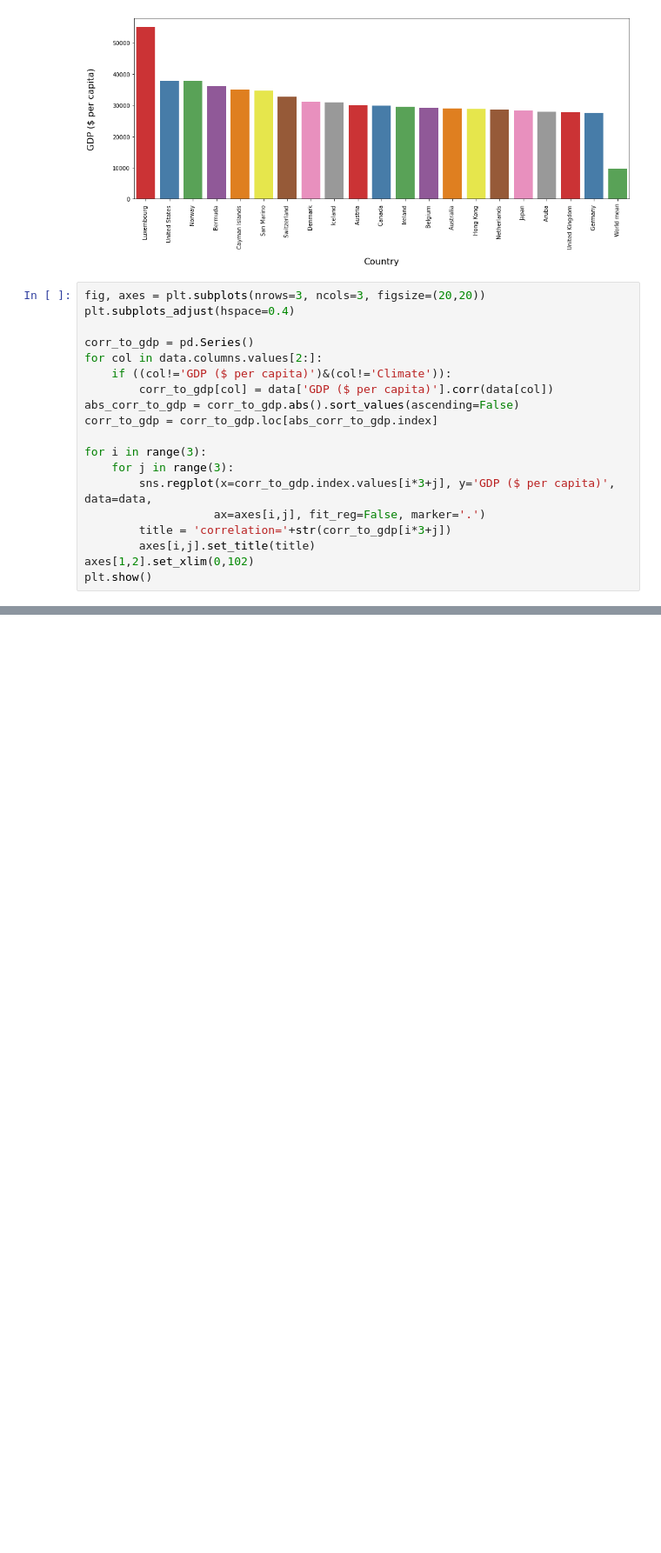
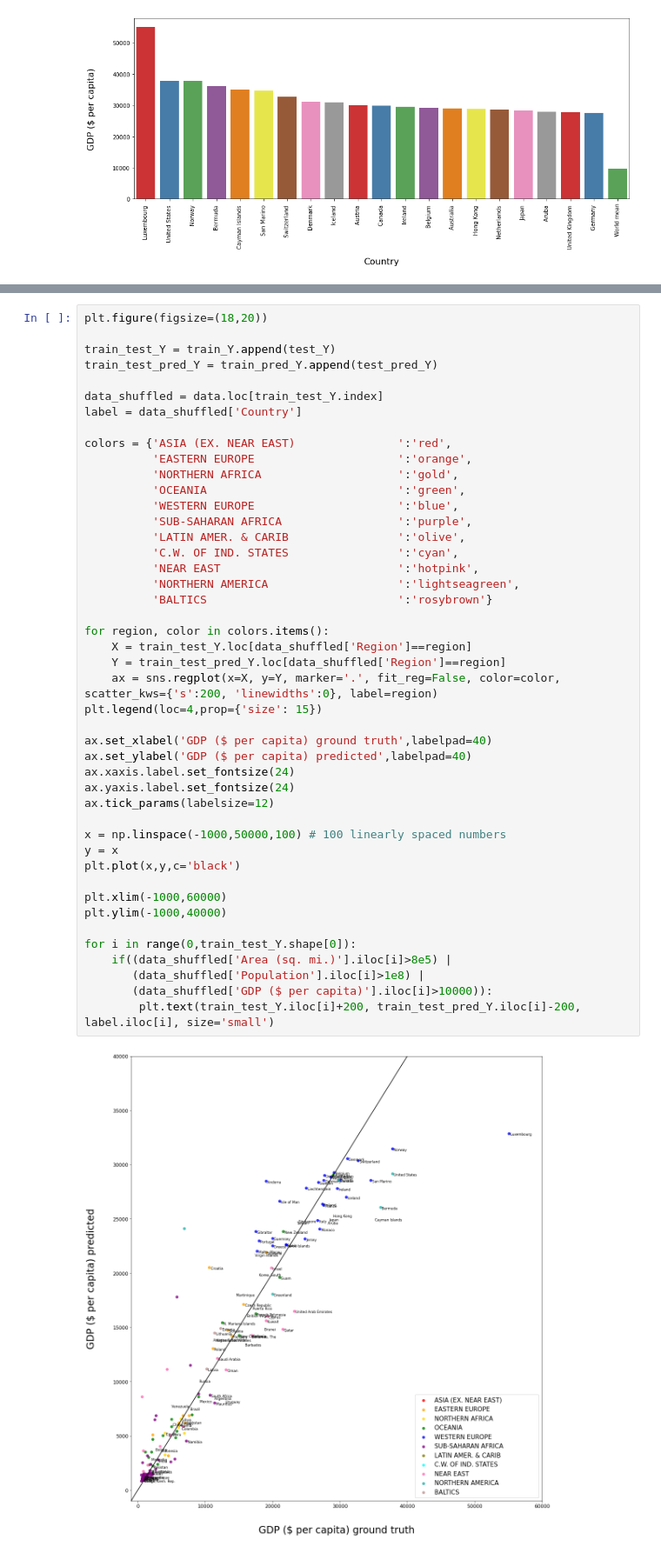
Before and after one commit to polashdas040/GDP-Analysis, a Jupyter notebook: GDP Analysis.ipynb, the cells around one changed output, grey strips where cells are left out. Shown: that part at 87% size. Saved outputs shown, nothing was run; the diff lists cells and outputs as text; blank space fills up the shorter version.

```diff
--- a/GDP Analysis.ipynb
+++ b/GDP Analysis.ipynb
@@ -121,23 +120,4 @@ plt.xticks(rotation=90)
 plt.show()
 # %% [output]
 [figure]
-# %%
-fig, axes = plt.subplots(nrows=3, ncols=3, figsize=(20,20))
-plt.subplots_adjust(hspace=0.4)
-
-corr_to_gdp = pd.Series()
-for col in data.columns.values[2:]:
-    if ((col!='GDP ($ per capita)')&(col!='Climate')):
-        corr_to_gdp[col] = data['GDP ($ per capita)'].corr(data[col])
-abs_corr_to_gdp = corr_to_gdp.abs().sort_values(ascending=False)
-corr_to_gdp = corr_to_gdp.loc[abs_corr_to_gdp.index]
-
-for i in range(3):
-    for j in range(3):
-        sns.regplot(x=corr_to_gdp.index.values[i*3+j], y='GDP ($ per capita)', data=data,
-                   ax=axes[i,j], fit_reg=False, marker='.')
-        title = 'correlation='+str(corr_to_gdp[i*3+j])
-        axes[i,j].set_title(title)
-axes[1,2].set_xlim(0,102)
-plt.show()
 # %%
@@ -205,0 +202,47 @@ rmse_test: 3206.7322747965322 msle_test: 0.17292106764606635
+# %%
+plt.figure(figsize=(18,20))
+
+train_test_Y = train_Y.append(test_Y)
+train_test_pred_Y = train_pred_Y.append(test_pred_Y)
+
+data_shuffled = data.loc[train_test_Y.index]
+label = data_shuffled['Country']
+
+colors = {'ASIA (EX. NEAR EAST)               ':'red',
+          'EASTERN EUROPE                     ':'orange',
+          'NORTHERN AFRICA                    ':'gold',
+          'OCEANIA                            ':'green',
+          'WESTERN EUROPE                     ':'blue',
+          'SUB-SAHARAN AFRICA                 ':'purple',
+          'LATIN AMER. & CARIB                ':'olive',
+          'C.W. OF IND. STATES                ':'cyan',
+          'NEAR EAST                          ':'hotpink',
+          'NORTHERN AMERICA                   ':'lightseagreen',
+          'BALTICS                            ':'rosybrown'}
+
+for region, color in colors.items():
+    X = train_test_Y.loc[data_shuffled['Region']==region]
+    Y = train_test_pred_Y.loc[data_shuffled['Region']==region]
+    ax = sns.regplot(x=X, y=Y, marker='.', fit_reg=False, color=color, scatter_kws={'s':200, 'linewidths':0}, label=region)
+plt.legend(loc=4,prop={'size': 15})
+
+ax.set_xlabel('GDP ($ per capita) ground truth',labelpad=40)
+ax.set_ylabel('GDP ($ per capita) predicted',labelpad=40)
+ax.xaxis.label.set_fontsize(24)
+ax.yaxis.label.set_fontsize(24)
+ax.tick_params(labelsize=12)
+
+x = np.linspace(-1000,50000,100) # 100 linearly spaced numbers
+y = x
+plt.plot(x,y,c='black')
+
+plt.xlim(-1000,60000)
+plt.ylim(-1000,40000)
+
+for i in range(0,train_test_Y.shape[0]):
+    if((data_shuffled['Area (sq. mi.)'].iloc[i]>8e5) |
+       (data_shuffled['Population'].iloc[i]>1e8) |
+       (data_shuffled['GDP ($ per capita)'].iloc[i]>10000)):
+        plt.text(train_test_Y.iloc[i]+200, train_test_pred_Y.iloc[i]-200, label.iloc[i], size='small')
+# %% [output]
+[figure, added]
```
Also changed, not shown: parts of 13 cells of this notebook, 2 other files.
